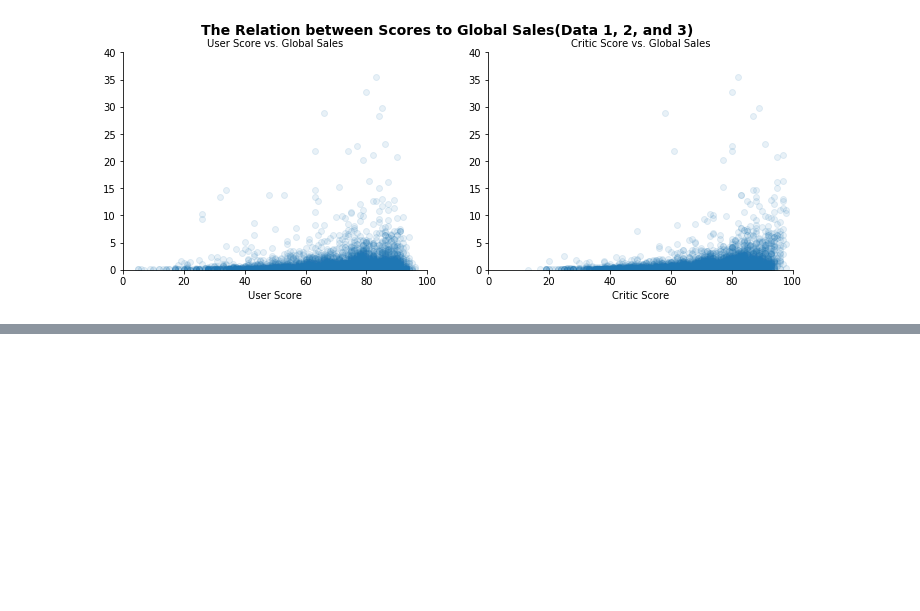
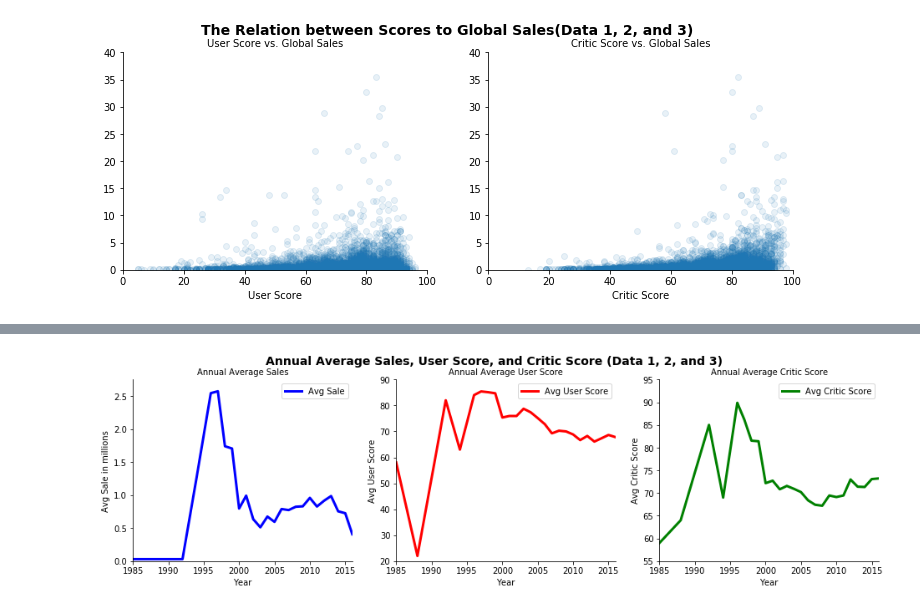
Before and after one commit to mell0611/data_science_project, a Jupyter notebook: dataset/Combo for data 1, 2, and 3.ipynb, the cells around one changed output, grey strips where cells are left out. Cells and saved outputs as stored; diff of their text form; code cells hidden in the pictures; blank space fills up the shorter version.

Commit message:
created line graph for annual avg sale

```diff
--- a/dataset/Combo for data 1, 2, and 3.ipynb
+++ b/dataset/Combo for data 1, 2, and 3.ipynb
@@ -112,3 +98,19 @@ ax[1].set_xlabel("Critic Score")
 plt.show()
 # %% [output]
 [figure]
+# %%
+# scatter plot by column console
+#final_comb = final_comb.drop(['level_0','index'],axis = 1)
+final_comb.sort_values("console", axis = 0, ascending = True, inplace = True)
+console_name = []
+for i in final_comb.console:
+    if console_name.count(i) == 0:
+        console_name.append(i)
+console_div1 = ['PS','PS2','PS3','PS4','PSP','PSV']
+console_div2 = ['3DS','DS']
+console_div3 = ['Wii','WiiU']
+console_div4 = ['X360','XB','XOne']
+console_div5 = ['DC','GBA','GC','PC']
+# %%
+final_comb = final_comb.reset_index()
+final_comb = final_comb.drop(['level_0','index'],axis = 1)
@@ -114,0 +220,41 @@ plt.show()
+# %%
+fig, ax = plt.subplots(nrows = 1, ncols = 3, figsize = (16,4))
+
+#labels
+fig.suptitle("Annual Average Sales, User Score, and Critic Score (Data 1, 2, and 3)", fontsize = 14, fontweight = "bold")
+ax[0].set_title("Annual Average Sales", fontsize = 10)
+ax[1].set_title("Annual Average User Score", fontsize = 10)
+ax[2].set_title("Annual Average Critic Score", fontsize = 10)
+
+count = 0
+name_list = ['sale','user_score','critic_score']
+
+corr_mat1 = annual_mean_combo.corr()
+#cr = corr_mat.user_Score.tot_sale
+
+annual_mean_combo.sale.plot(ax = ax[0], color = 'b', linewidth = 3.0)
+annual_mean_combo.user_score.plot(ax = ax[1], color = 'r', linewidth = 3.0)
+annual_mean_combo.critic_score.plot(ax = ax[2], color = 'g', linewidth = 3.0)
+for var in ax:
+    var.spines["right"].set_visible(False)
+    var.spines["top"].set_visible(False)
+
+    var.set_xlabel('Year')
+    var.set_xlim(1985,2016)
+
+    if count == 0 :
+        var.set_ylabel('Avg Sale in millions')
+        var.set_ylim(0,2.75)
+    elif count == 1:
+        var.set_ylabel('Avg User Score')
+        var.set_ylim(20,90)
+    else:
+        var.set_ylabel('Avg Critic Score')
+        var.set_ylim(55,95)
+    ax[0].legend(["Avg Sale"],frameon=True)
+    ax[1].legend(["Avg User Score"],frameon=True)
+    ax[2].legend(["Avg Critic Score"],frameon=True)
+    count+=1
+plt.show()
+# %% [output]
+[figure, added]
```
Also changed, not shown: parts of 6 cells of this notebook.
